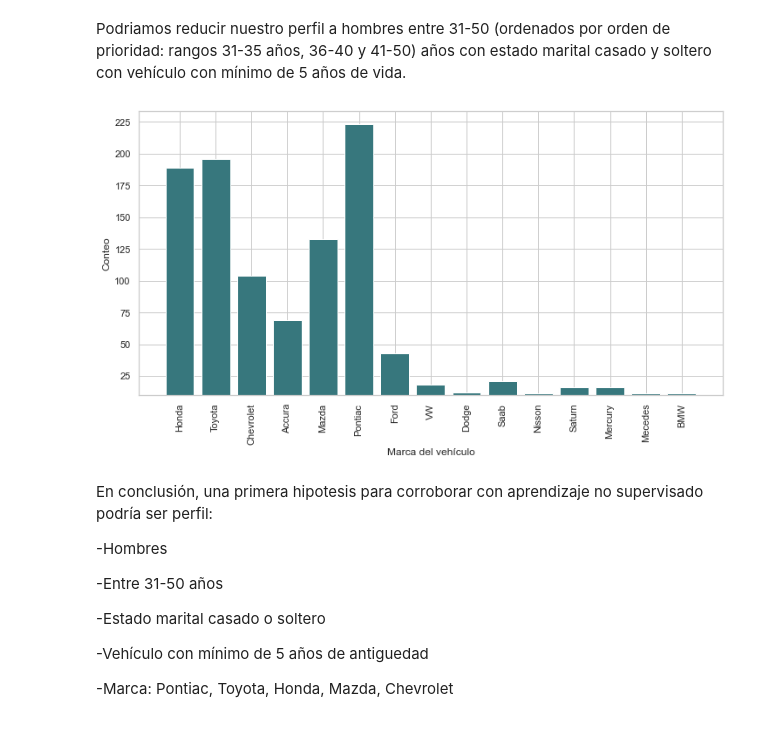
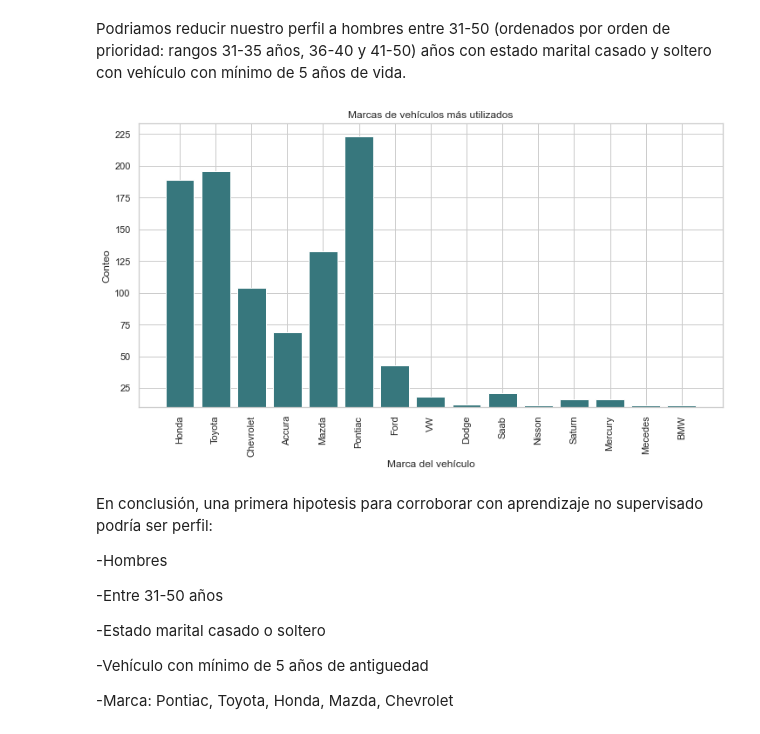
Before and after one commit to moniq0108/Entrega1-DataScience-Qin, a Jupyter notebook: PrimeraEntregaQin_v3.ipynb, the cells around one changed output. Saved outputs shown, nothing was run; the diff lists cells and outputs as text; code cells hidden in the pictures.

```diff
--- a/PrimeraEntregaQin_v3.ipynb
+++ b/PrimeraEntregaQin_v3.ipynb
@@ -94,7 +94,7 @@ import seaborn as sns
 import missingno as msno
 from collections import Counter
 # %%
-df= pd.read_csv(r'C:\Users\moniq\Downloads\Datascience\fraud_oracle.csv', sep=';')
+df= pd.read_csv(r'C:\Users\moniq\Downloads\Datascience\primera entrega\fraud_oracle.csv', sep=';')
 df.head()
 # %% [output]
 |  | Month | WeekOfMonth | DayOfWeek | Make | AccidentArea | DayOfWeekClaimed | MonthClaimed | ... |
@@ -261,17 +254,18 @@ Podriamos reducir nuestro perfil a hombres entre 31-50 (ordenados por orden de p
 # %%
 Make_count = df_fraud_cleaned['Make']
 
 freqs = Counter(Make_count)
 
 xvals = range(len(freqs.values()))
 plt.figure(figsize=(12, 6))
 plt.bar(xvals, freqs.values() , color='#37777D', width=0.8, bottom= 10)
 plt.xticks(xvals, freqs.keys(), rotation='vertical')
 plt.xlabel('Marca del vehículo')
 plt.ylabel('Conteo')
+plt.title("Marcas de vehículos más utilizados")
 plt.show()
 # %% [output]
-[figure, old version]
+[figure, new version]
 # %% [markdown]
 En conclusión, una primera hipotesis para corroborar con aprendizaje no supervisado podría ser perfil:
 
```
Also changed, not shown: parts of 10 cells of this notebook.
